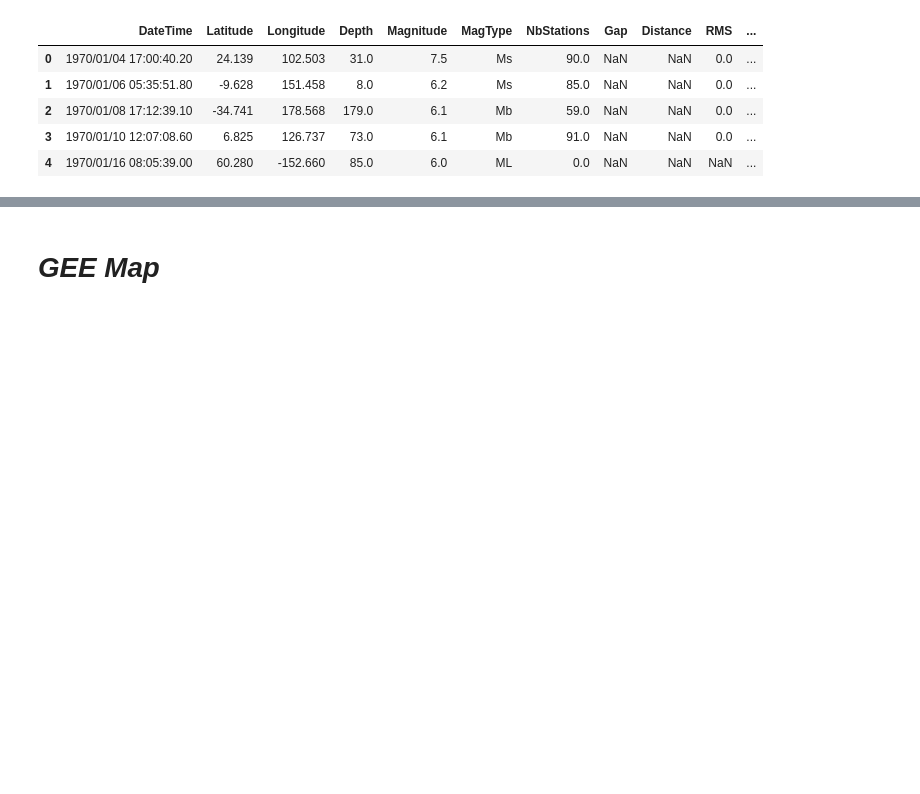
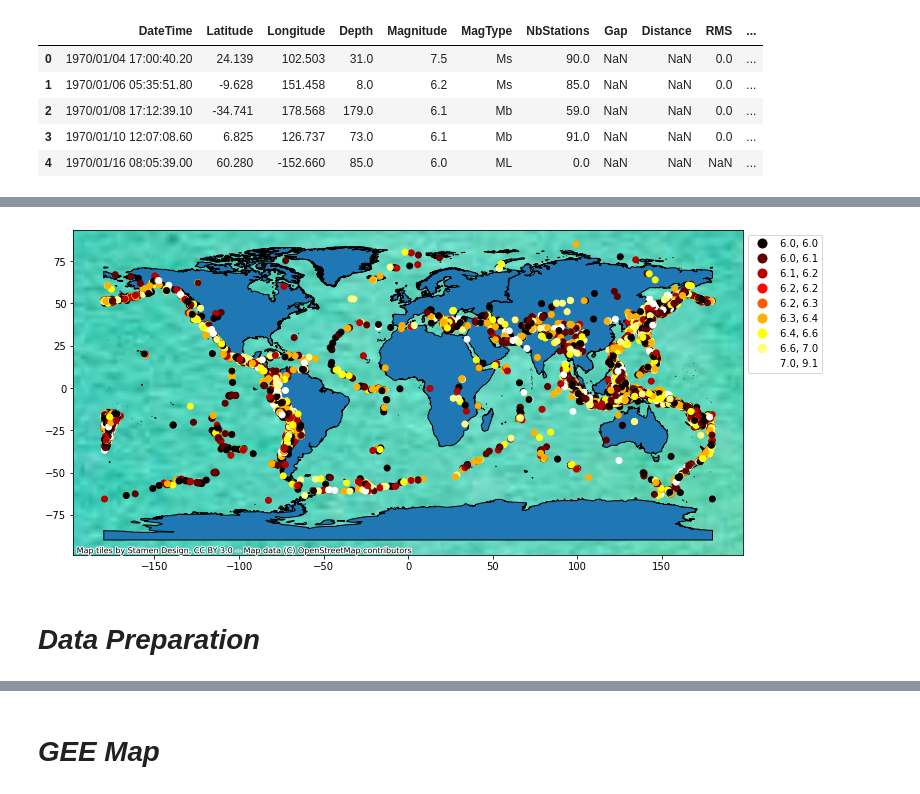
Before and after one commit to DommiiUdomp/mm, a Jupyter notebook: earthquakes.ipynb, the cells around one changed output, grey strips where cells are left out. Cells and saved outputs as stored; diff of their text form; code cells hidden in the pictures; blank space fills up the shorter version.

```diff
--- a/earthquakes.ipynb
+++ b/earthquakes.ipynb
@@ -70,0 +93,10 @@ earthquakes_gdf.plot()
+# %%
+fig, ax = plt.subplots(1, 1, figsize=(12, 8), edgecolor='k')
+continents.plot(ax=ax, edgecolor='black')
+earthquakes_gdf.plot(column= 'Magnitude', scheme='QUANTILES', cmap=plt.cm.hot, k=10, legend=True,
+                     legend_kwds={'bbox_to_anchor':(1,1) ,'fmt': "{:.1f}"}, ax=ax)
+
+cx.add_basemap(ax, source=cx.providers.Stamen.Watercolor)
+plt.show()
+# %% [output]
+[figure, added]
@@ -70,0 +111,2 @@ earthquakes_gdf.plot()
+# %% [markdown]
+# ***Data Preparation***
```
Also changed, not shown: parts of 43 cells of this notebook.
